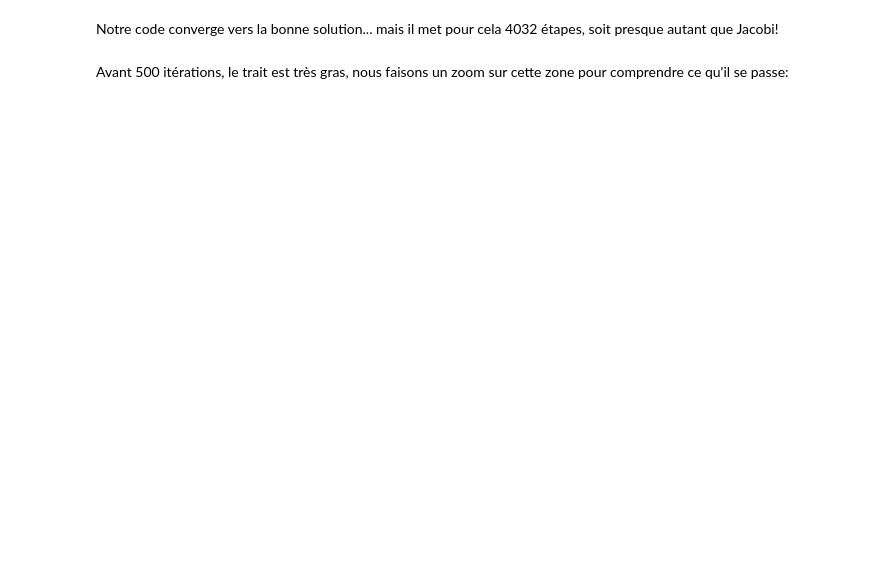
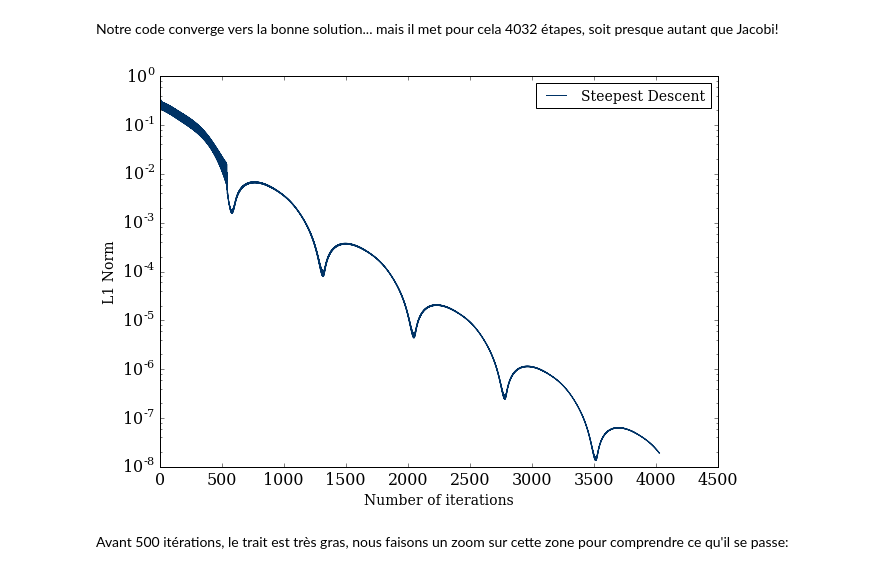
Before and after one commit to be-rays/Module5-StokesFlow, a Jupyter notebook: StokesFlow (1).ipynb, the cells around one changed output. Saved outputs shown, nothing was run; the diff lists cells and outputs as text; code cells hidden in the pictures; blank space fills up the shorter version.

```diff
--- a/StokesFlow (1).ipynb
+++ b/StokesFlow (1).ipynb
@@ -702,11 +784,13 @@ plot_3D(x5,y5,psi5,'Streamfunction')
 Notre code converge vers la bonne solution... mais il met pour cela 4032 étapes, soit presque autant que Jacobi!
 # %%
 pyplot.figure(figsize=(10,7))
-pyplot.semilogy(normpsilist_Steep[:iterations5-1], color='#003366',label='Steepest Descent')
+pyplot.semilogy(normpsilist_steep[:iterations_steep-1], color='#003366',label='Steepest Descent')
 pyplot.xlabel('Number of iterations', fontsize=14)
-pyplot.ylabel('L1 Norm', fontsize=14)
+pyplot.ylabel('L1 Norm of psi', fontsize=14)
 pyplot.legend(loc='upper right',fontsize=14)
 pyplot.close;
+# %% [output]
+[figure, added]
 # %% [markdown]
 Avant 500 itérations, le trait est très gras, nous faisons un zoom sur cette zone pour comprendre ce qu'il se passe:
 # %%
```
Also changed, not shown: parts of 51 cells of this notebook.
